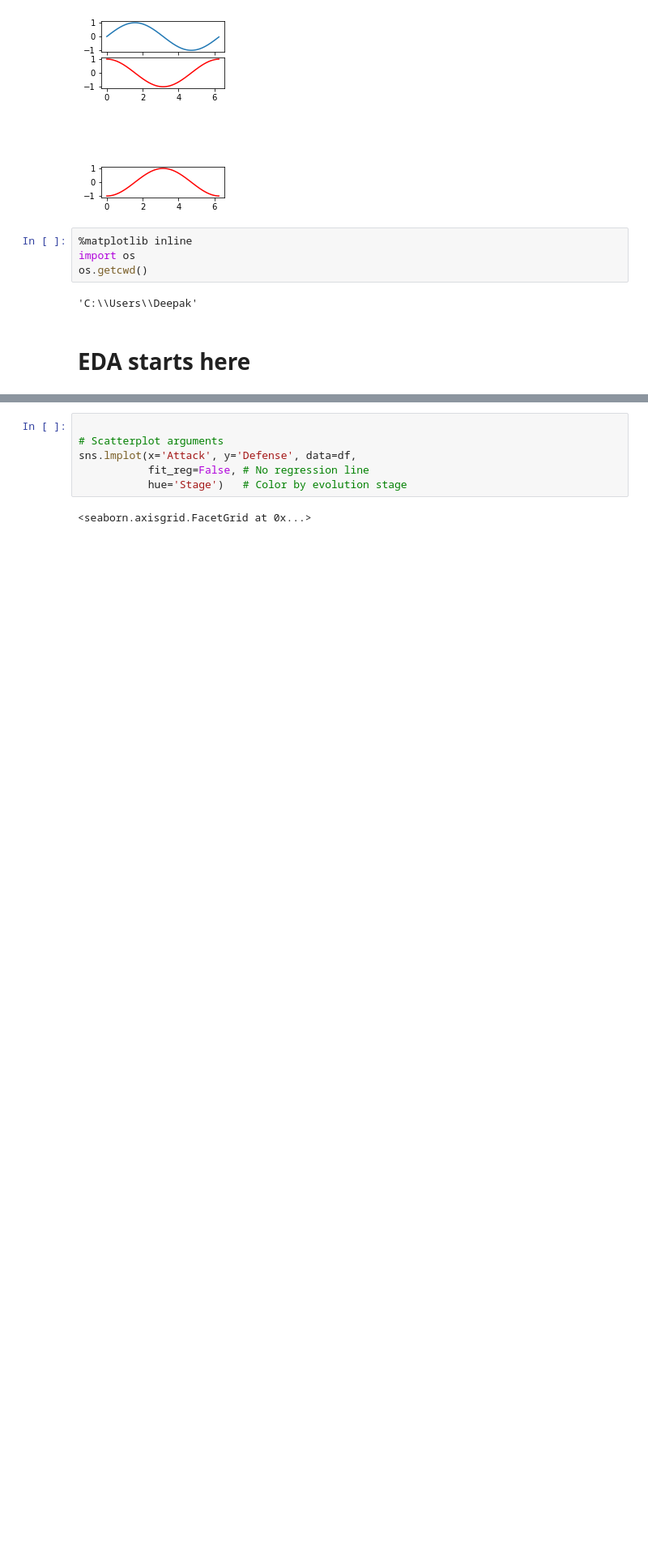
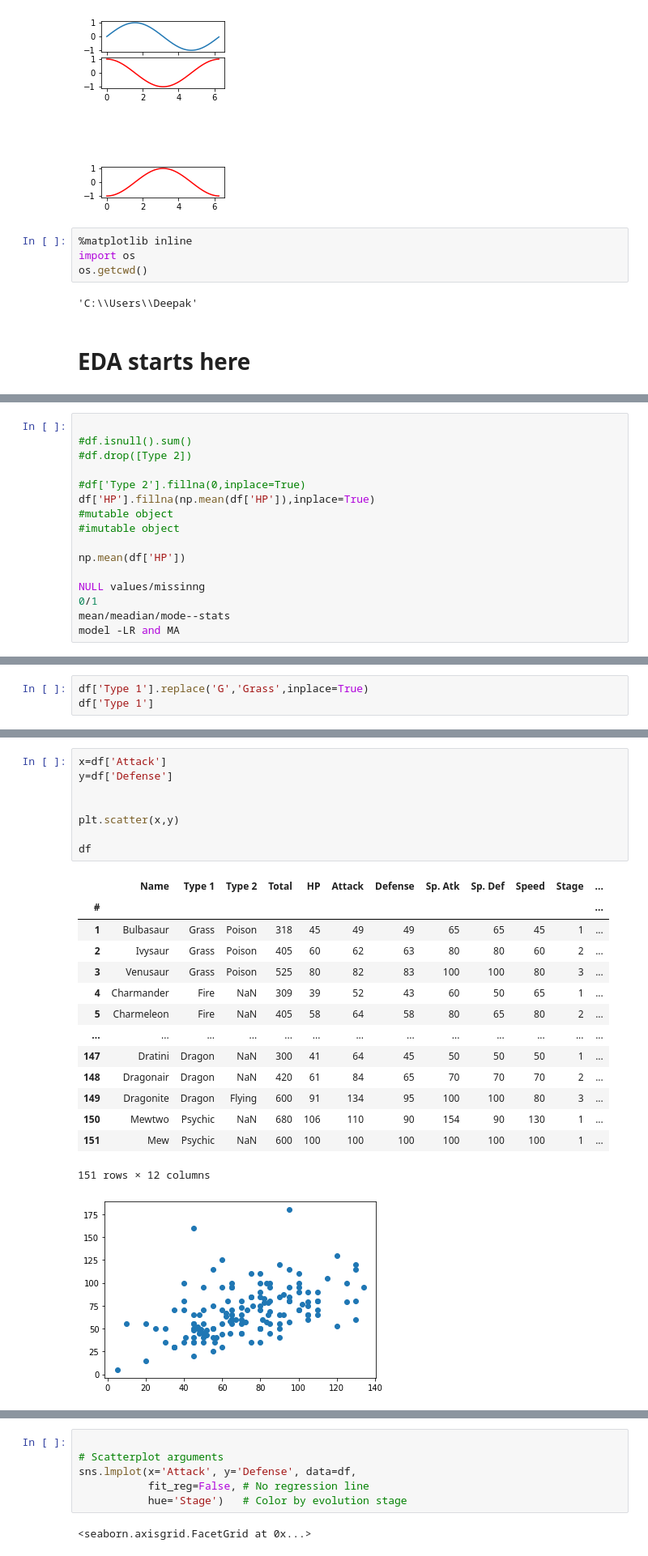
Before and after one commit to rktrojan/DataSciencePython, a Jupyter notebook: Notebooks/Matplotlib and Seaborn.ipynb, the cells around one changed output, grey strips where cells are left out. Shown at 81% size. Cells and saved outputs as stored; diff of their text form; blank space fills up the shorter version.

Commit message:
week6EDA+PLOTS

```diff
--- a/Notebooks/Matplotlib and Seaborn.ipynb
+++ b/Notebooks/Matplotlib and Seaborn.ipynb
@@ -98,0 +113,16 @@ df.head()
+# %%
+
+#df.isnull().sum()
+#df.drop([Type 2])
+
+#df['Type 2'].fillna(0,inplace=True)
+df['HP'].fillna(np.mean(df['HP']),inplace=True)
+#mutable object
+#imutable object
+
+np.mean(df['HP'])
+
+NULL values/missinng
+0/1
+mean/meadian/mode--stats
+model -LR and MA
@@ -98,0 +131,3 @@ df.head()
+# %%
+df['Type 1'].replace('G','Grass',inplace=True)
+df['Type 1']
@@ -102,6 +221,30 @@ sns.lmplot(x='Attack', y='Defense', data=df)
 # %% [output]
 <seaborn.axisgrid.FacetGrid at 0x...>
 [figure]
+# %%
+x=df['Attack']
+y=df['Defense']
+
+
+plt.scatter(x,y)
+
+df
+# %% [output]
+|  | Name | Type 1 | Type 2 | Total | HP | Attack | Defense | Sp. Atk | Sp. Def | Speed | Stage | ... |
+| # |  |  |  |  |  |  |  |  |  |  |  | ... |
+| 1 | Bulbasaur | Grass | Poison | 318 | 45 | 49 | 49 | 65 | 65 | 45 | 1 | ... |
+| 2 | Ivysaur | Grass | Poison | 405 | 60 | 62 | 63 | 80 | 80 | 60 | 2 | ... |
+| 3 | Venusaur | Grass | Poison | 525 | 80 | 82 | 83 | 100 | 100 | 80 | 3 | ... |
+| 4 | Charmander | Fire | NaN | 309 | 39 | 52 | 43 | 60 | 50 | 65 | 1 | ... |
+| 5 | Charmeleon | Fire | NaN | 405 | 58 | 64 | 58 | 80 | 65 | 80 | 2 | ... |
+| ... | ... | ... | ... | ... | ... | ... | ... | ... | ... | ... | ... | ... |
+| 147 | Dratini | Dragon | NaN | 300 | 41 | 64 | 45 | 50 | 50 | 50 | 1 | ... |
+| 148 | Dragonair | Dragon | NaN | 420 | 61 | 84 | 65 | 70 | 70 | 70 | 2 | ... |
+| 149 | Dragonite | Dragon | Flying | 600 | 91 | 134 | 95 | 100 | 100 | 80 | 3 | ... |
+| 150 | Mewtwo | Psychic | NaN | 680 | 106 | 110 | 90 | 154 | 90 | 130 | 1 | ... |
+| 151 | Mew | Psychic | NaN | 600 | 100 | 100 | 100 | 100 | 100 | 100 | 1 | ... |
+151 rows × 12 columns
+[figure, added]
 # %%
 
 # Scatterplot arguments
```
Also changed, not shown: parts of 21 cells of this notebook.
